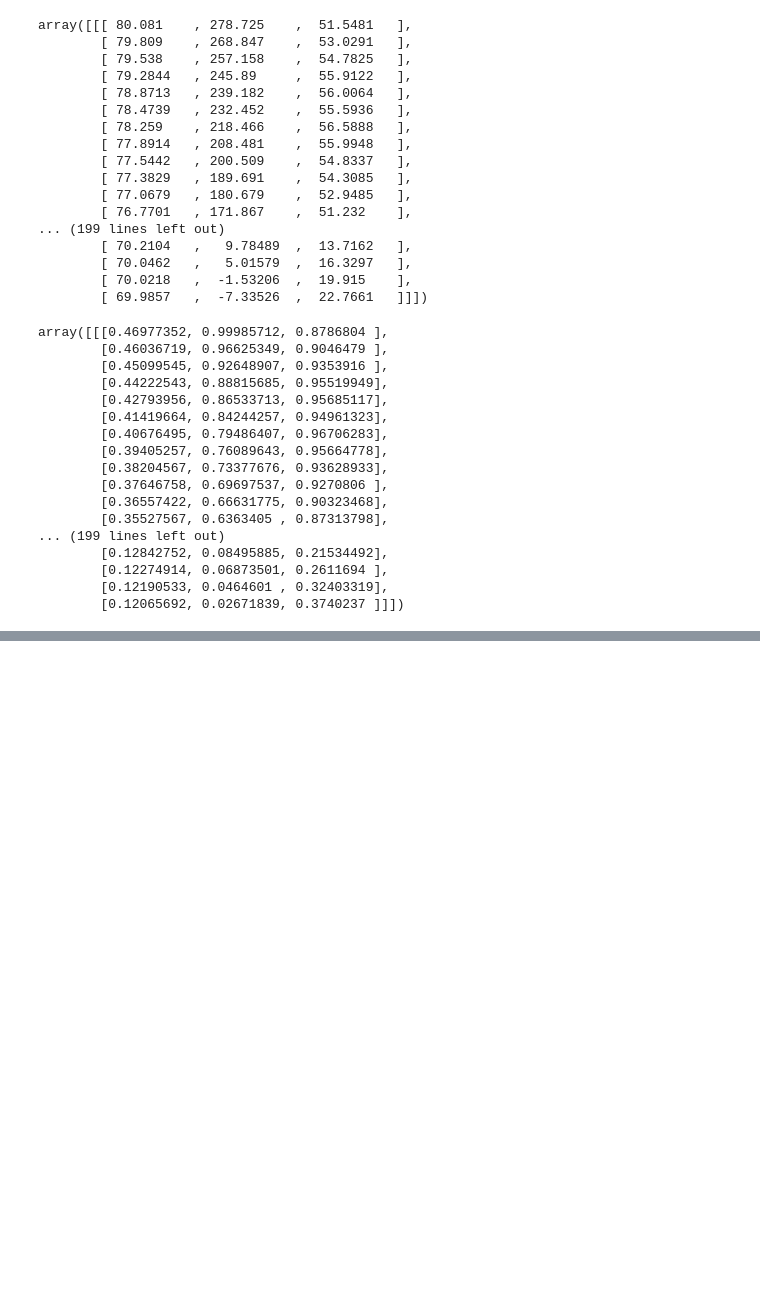
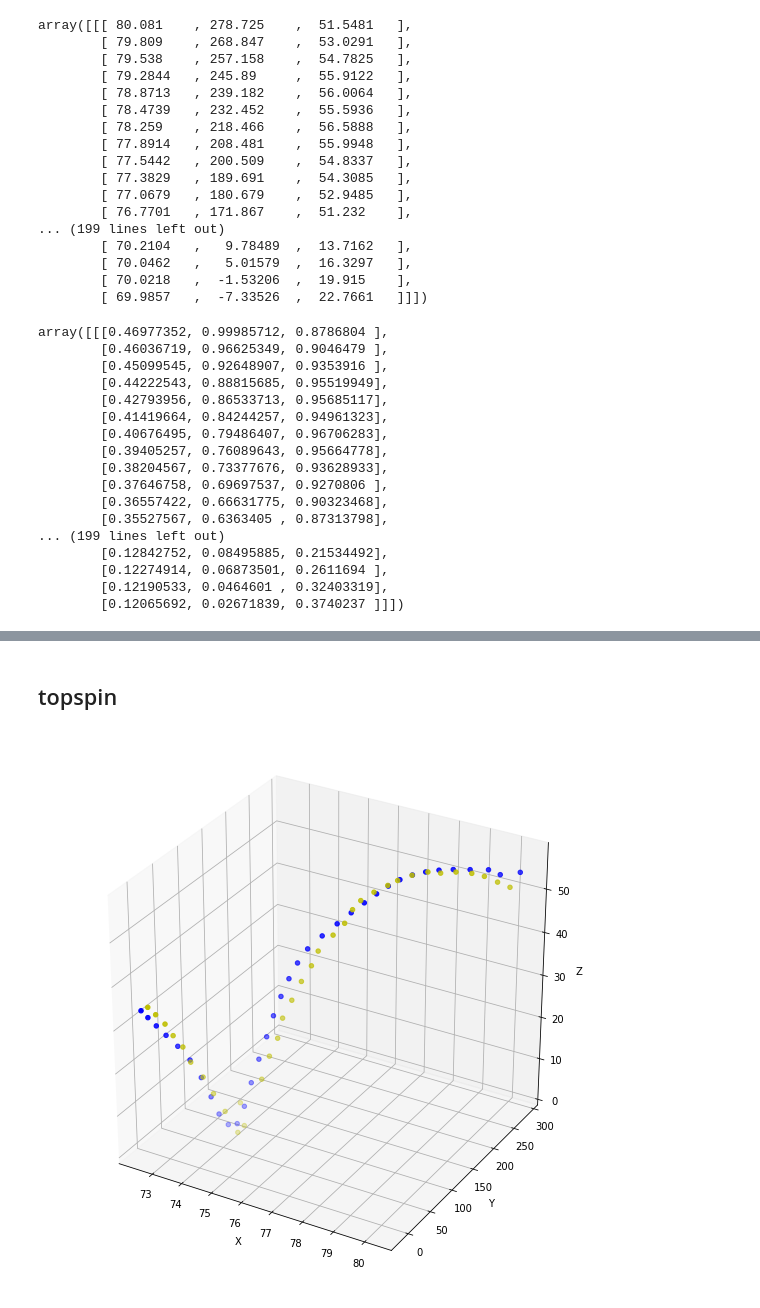
Before and after one commit to ConradLiuuu/ML_practice, a Jupyter notebook: reconstruction_trajectory_20200130v3.ipynb, the cells around one changed output, grey strips where cells are left out. Saved outputs shown, nothing was run; the diff lists cells and outputs as text; code cells hidden in the pictures; blank space fills up the shorter version.

Commit message:
add 3D plot and test data

```diff
--- a/reconstruction_trajectory_20200130v3.ipynb
+++ b/reconstruction_trajectory_20200130v3.ipynb
@@ -201,0 +205,27 @@ array([[[ -0.10932288,  -8.89389648,  -3.30643033],
+# %% [markdown]
+## topspin
+# %%
+fig = plt.figure(figsize=(10,10))
+ax = fig.add_subplot(1,1,1, projection='3d')
+
+act_up1 = seq[0,:,:]
+pred_up1 = pred[0,:,:]
+
+act_up1_x = act_up1[:, 0]
+act_up1_y = act_up1[:, 1]
+act_up1_z = act_up1[:, 2]
+ax.scatter(act_up1_x, act_up1_y, act_up1_z, c='y')
+
+pred_up1_x = pred_up1[:,0]
+pred_up1_y = pred_up1[:,1]
+pred_up1_z = pred_up1[:,2]
+ax.scatter(pred_up1_x, pred_up1_y, pred_up1_z, c='b')
+
+ax.set_xlabel('X')
+ax.set_ylabel('Y')
+ax.set_zlabel('Z')
+
+#ax.view_init(90,0)
+plt.show()
+# %% [output]
+[figure, added]
```
Also changed, not shown: parts of 34 cells of this notebook.
